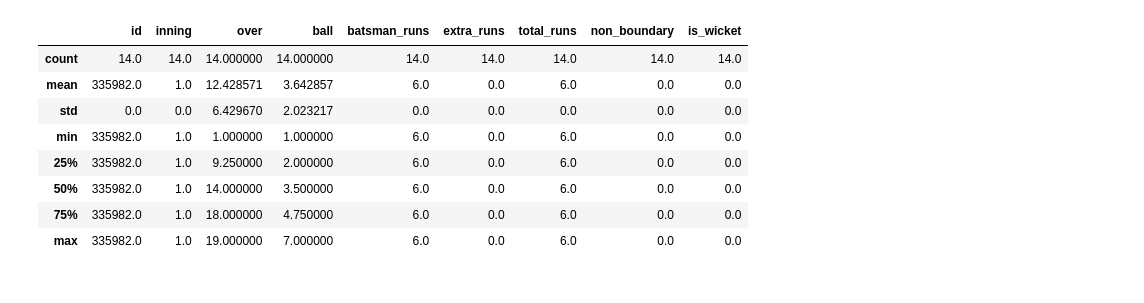
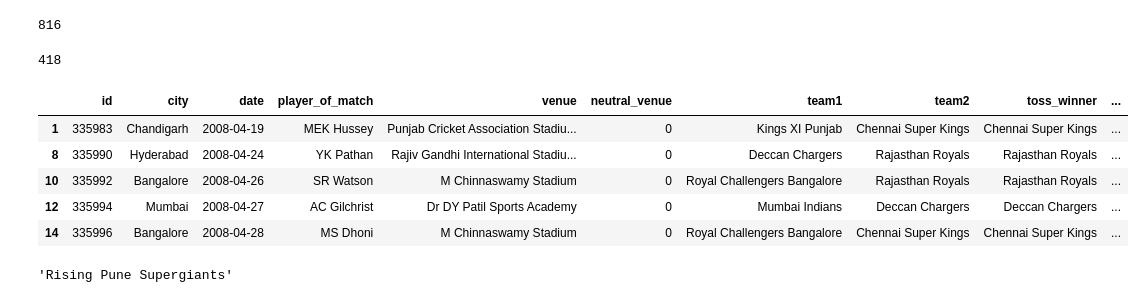
Before and after one commit to AkshitP97/IPL_Dataset, a Jupyter notebook: ipl_data_analysis.ipynb, the cells around one changed output. Saved outputs shown, nothing was run; the diff lists cells and outputs as text; code cells hidden in the pictures.

```diff
--- a/ipl_data_analysis.ipynb
+++ b/ipl_data_analysis.ipynb
@@ -4,5 +5,7 @@ import numpy as np
 # %%
-df = pd.read_csv(r'C:\Users\apati\Desktop\IPL_Dataset\Dataset\IPL Ball-by-Ball 2008-2020.csv')
+df = pd.read_csv(r'C:\Users\apati\Desktop\IPL_Dataset\Dataset\IPL Matches 2008-2020.csv')
+df['date'] = df['date'].apply(pd.to_datetime)
+df['Year'] = df['date'].dt.strftime('%Y')
 # %%
 df.head()
 # %% [output]
@@ -15,14 +18,19 @@ df.head()
+# %%
+len(df['id'].unique())
+# %% [output]
+816
 # %%
-df1 = df.loc[(df['id']==335982) & (df['batsman_runs']==6) & (df['inning']==1)]
+df1 = df.loc[(df['toss_winner']==df['winner'])]
+# %%
+len(df1)
+# %% [output]
+418
 # %%
-df1.describe()
+df1.head()
 # %% [output]
-|  | id | inning | over | ball | batsman_runs | extra_runs | total_runs | non_boundary | is_wicket |
-| count | 14.0 | 14.0 | 14.000000 | 14.000000 | 14.0 | 14.0 | 14.0 | 14.0 | 14.0 |
-| mean | 335982.0 | 1.0 | 12.428571 | 3.642857 | 6.0 | 0.0 | 6.0 | 0.0 | 0.0 |
-| std | 0.0 | 0.0 | 6.429670 | 2.023217 | 0.0 | 0.0 | 0.0 | 0.0 | 0.0 |
-| min | 335982.0 | 1.0 | 1.000000 | 1.000000 | 6.0 | 0.0 | 6.0 | 0.0 | 0.0 |
-| 25% | 335982.0 | 1.0 | 9.250000 | 2.000000 | 6.0 | 0.0 | 6.0 | 0.0 | 0.0 |
-| 50% | 335982.0 | 1.0 | 14.000000 | 3.500000 | 6.0 | 0.0 | 6.0 | 0.0 | 0.0 |
-| 75% | 335982.0 | 1.0 | 18.000000 | 4.750000 | 6.0 | 0.0 | 6.0 | 0.0 | 0.0 |
-| max | 335982.0 | 1.0 | 19.000000 | 7.000000 | 6.0 | 0.0 | 6.0 | 0.0 | 0.0 |
+|  | id | city | date | player_of_match | venue | neutral_venue | team1 | team2 | toss_winner | ... |
+| 1 | 335983 | Chandigarh | 2008-04-19 | MEK Hussey | Punjab Cricket Association Stadiu... | 0 | Kings XI Punjab | Chennai Super Kings | Chennai Super Kings | ... |
+| 8 | 335990 | Hyderabad | 2008-04-24 | YK Pathan | Rajiv Gandhi International Stadiu... | 0 | Deccan Chargers | Rajasthan Royals | Rajasthan Royals | ... |
+| 10 | 335992 | Bangalore | 2008-04-26 | SR Watson | M Chinnaswamy Stadium | 0 | Royal Challengers Bangalore | Rajasthan Royals | Rajasthan Royals | ... |
+| 12 | 335994 | Mumbai | 2008-04-27 | AC Gilchrist | Dr DY Patil Sports Academy | 0 | Mumbai Indians | Deccan Chargers | Deccan Chargers | ... |
+| 14 | 335996 | Bangalore | 2008-04-28 | MS Dhoni | M Chinnaswamy Stadium | 0 | Royal Challengers Bangalore | Chennai Super Kings | Chennai Super Kings | ... |
@@ -28,0 +39,4 @@ df1.describe()
+# %%
+df_x.pop(-3)
+# %% [output]
+'Rising Pune Supergiants'
```
Also changed, not shown: parts of 16 cells of this notebook, 1 other file.
